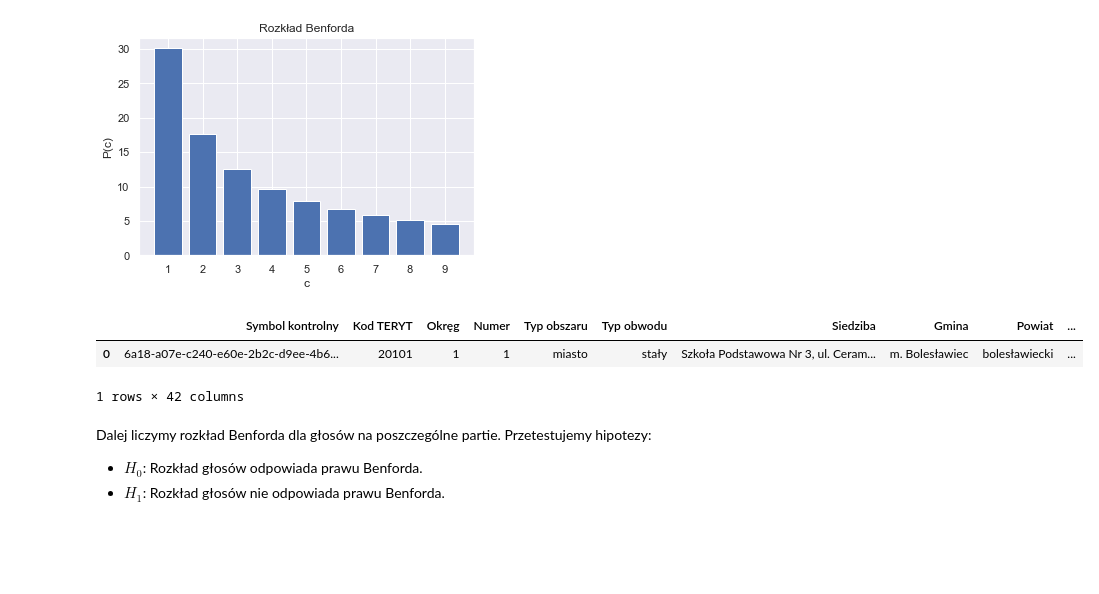
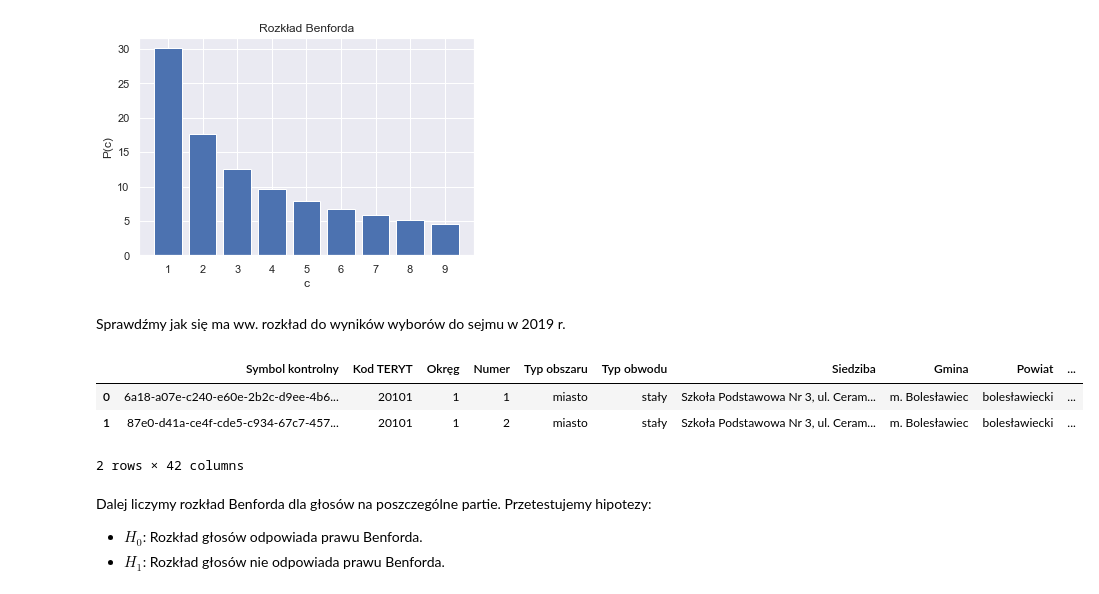
Before and after one commit to pattom72/DS, a Jupyter notebook: wybory.ipynb, the cells around one changed output. Cells and saved outputs as stored; diff of their text form; code cells hidden in the pictures; blank space fills up the shorter version.

```diff
--- a/wybory.ipynb
+++ b/wybory.ipynb
@@ -52,6 +52,8 @@ plt.xlabel('c')
 # %% [output]
 Text(0.5, 0, 'c')
 [figure]
+# %% [markdown]
+Sprawdźmy jak się ma ww. rozkład do wyników wyborów do sejmu w 2019 r.
 # %%
 #dostęp na 26/11/2019
 response = requests.get('https://wybory.gov.pl/sejmsenat2019/data/csv/wyniki_gl_na_listy_po_obwodach_sejm_csv.zip')
@@ -59,11 +61,12 @@ zipfile.ZipFile(io.BytesIO(response.content)).extractall()
 # %%
 #wczytuję dane
 d = pd.read_csv('wyniki_gl_na_listy_po_obwodach_sejm.csv', sep=';')
-d.head(1)
+d.head(2)
 # %% [output]
 |  | Symbol kontrolny | Kod TERYT | Okręg | Numer | Typ obszaru | Typ obwodu | Siedziba | Gmina | Powiat | ... |
 | 0 | 6a18-a07e-c240-e60e-2b2c-d9ee-4b6... | 20101 | 1 | 1 | miasto | stały | Szkoła Podstawowa Nr 3, ul. Ceram... | m. Bolesławiec | bolesławiecki | ... |
+| 1 | 87e0-d41a-ce4f-cde5-c934-67c7-457... | 20101 | 1 | 2 | miasto | stały | Szkoła Podstawowa Nr 3, ul. Ceram... | m. Bolesławiec | bolesławiecki | ... |
-1 rows × 42 columns
+2 rows × 42 columns
 # %%
 #zmiana nazw kolumn na czytelniejsze
 d.rename(columns={
```
Also changed, not shown: parts of 12 cells of this notebook.
